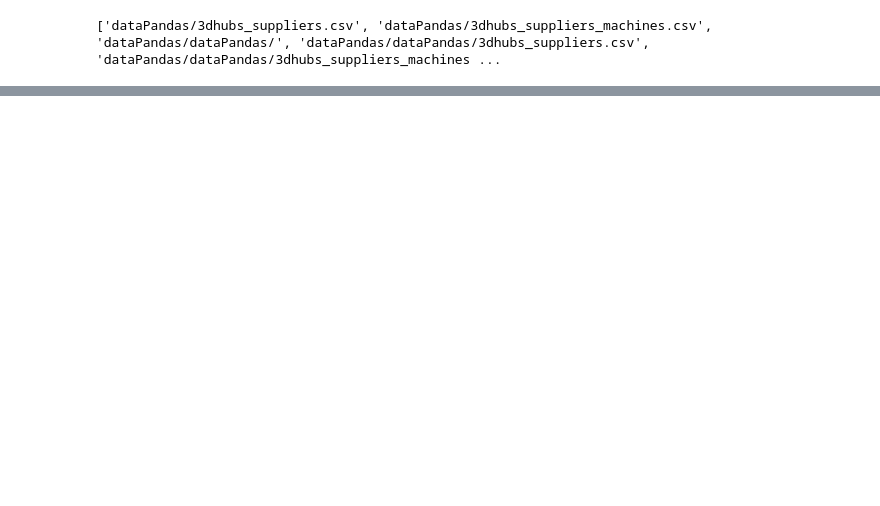
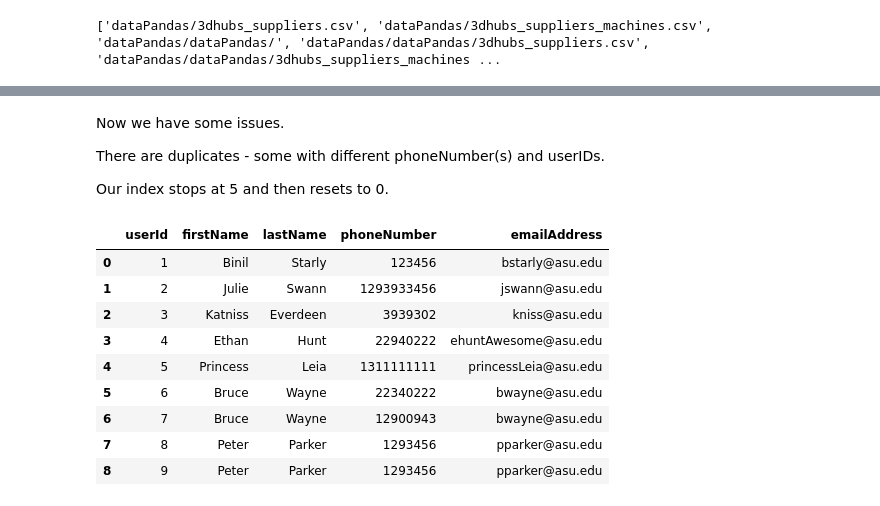
Before and after one commit to 4AM365/MFG598, a Jupyter notebook: Practice/wcraig_mfg598_wk10_practice.ipynb, the cells around one changed output, grey strips where cells are left out. Cells and saved outputs as stored; diff of their text form; code cells hidden in the pictures; blank space fills up the shorter version.

```diff
--- a/Practice/wcraig_mfg598_wk10_practice.ipynb
+++ b/Practice/wcraig_mfg598_wk10_practice.ipynb
@@ -24,0 +76,22 @@ filepath = './DataPandas/DataPandas'
+# %% [markdown]
+Now we have some issues.
+
+There are duplicates - some with different phoneNumber(s) and userIDs.
+
+Our index stops at 5 and then resets to 0.
+# %%
+#Let's fix the index value now.
+
+newDF = pd.concat([personDF, personDF2], ignore_index=True)
+newDF
+# %% [output]
+|  | userId | firstName | lastName | phoneNumber | emailAddress |
+| 0 | 1 | Binil | Starly | 123456 | bstarly@asu.edu |
+| 1 | 2 | Julie | Swann | 1293933456 | jswann@asu.edu |
+| 2 | 3 | Katniss | Everdeen | 3939302 | kniss@asu.edu |
+| 3 | 4 | Ethan | Hunt | 22940222 | ehuntAwesome@asu.edu |
+| 4 | 5 | Princess | Leia | 1311111111 | princessLeia@asu.edu |
+| 5 | 6 | Bruce | Wayne | 22340222 | bwayne@asu.edu |
+| 6 | 7 | Bruce | Wayne | 12900943 | bwayne@asu.edu |
+| 7 | 8 | Peter | Parker | 1293456 | pparker@asu.edu |
+| 8 | 9 | Peter | Parker | 1293456 | pparker@asu.edu |
```
Also changed, not shown: parts of 16 cells of this notebook.
